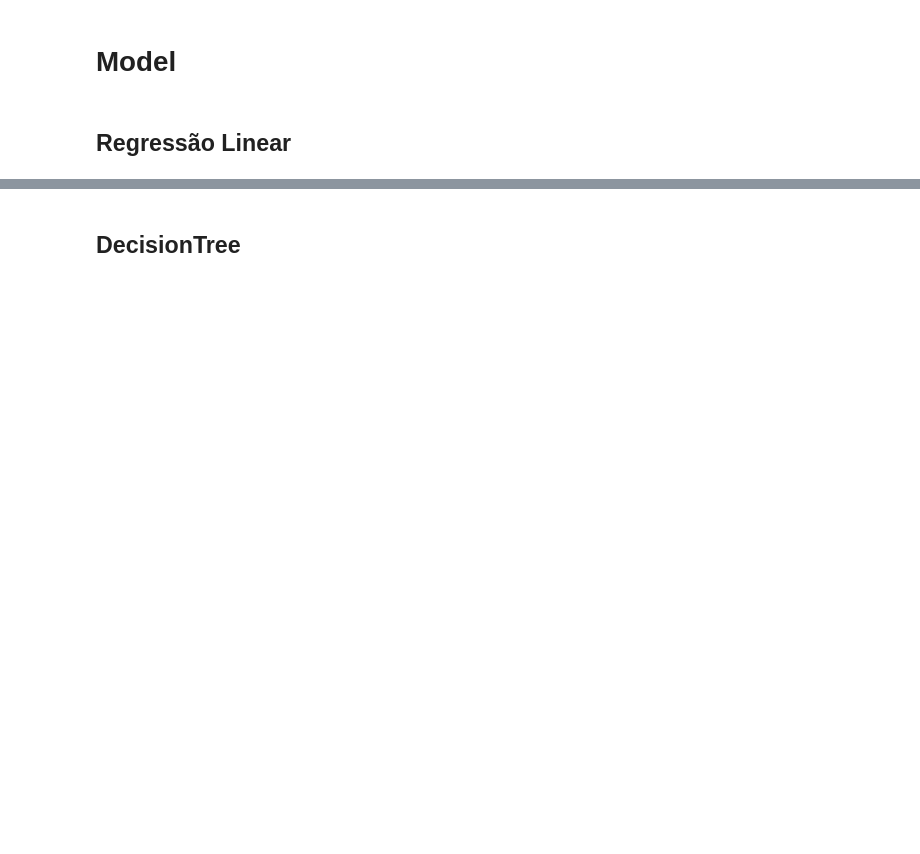
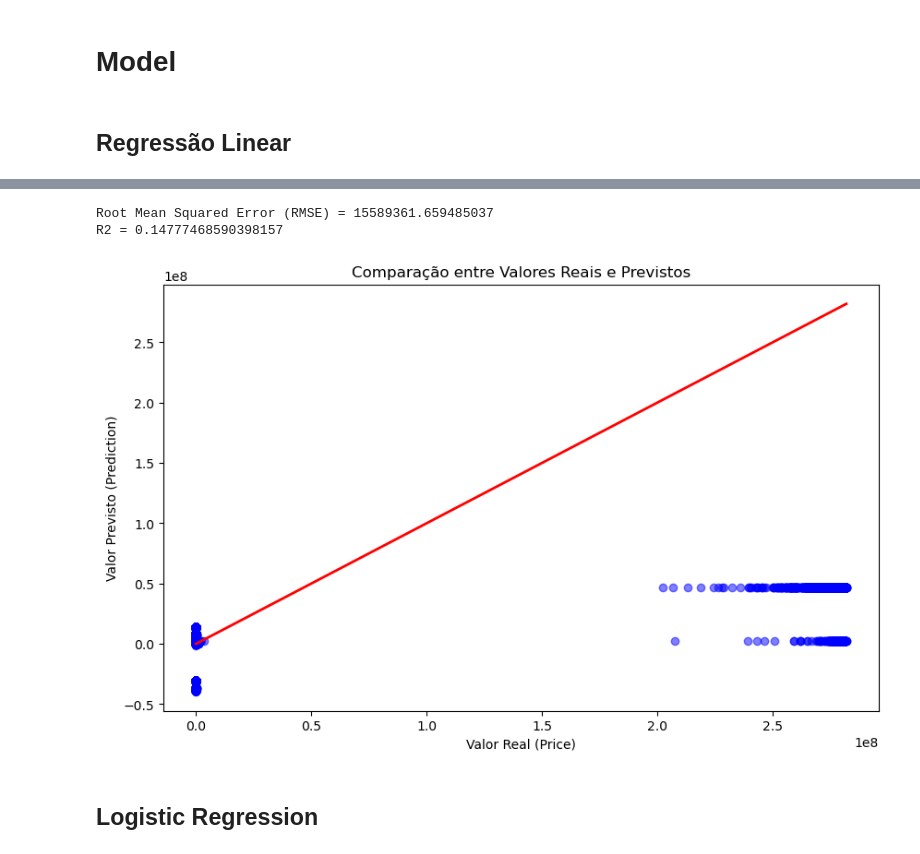
Before and after one commit to rageagainst10/AC2-BigData, a Jupyter notebook: Untitled.ipynb, the cells around one changed output, grey strips where cells are left out. Cells and saved outputs as stored; diff of their text form; code cells hidden in the pictures; blank space fills up the shorter version.

```diff
--- a/Untitled.ipynb
+++ b/Untitled.ipynb
@@ -606,7 +460,7 @@ Tipo: boolean, Quantidade: 6
 ## Removendo colunas que não agregao valor à variável alvo price (preço). ##
 # %%
 # Consulta de colunas que nao agregam valor á classe alvo price
-colunaInuteis = ['trimId','Vin','DealerZip','Description','sp_name','City','DaysOnMarket','trim_name','seller_rating']
+colunaInuteis = ['trimId','Vin','DealerZip','Description','sp_name','City','DaysOnMarket','trim_name','seller_rating','CityFuelEconomy']
 dataframe.select(*colunaInuteis).show()
 # %% [output]
 +------+-----------------+---------+--------------------+-------------------+--------+------------+--------------------+-------------+
@@ -2531,0 +2499,9 @@ grouped_df.orderBy(col("count").desc()).show(20, truncate=False)
+# %%
+# Usar o VectorAssembler para combinar as colunas escolhidas em uma nova coluna 'features'
+assembler = VectorAssembler(inputCols=input_columns, outputCol="features")
+
+# Aplicar o assembler ao dataframe
+data_with_features = assembler.transform(dataframe)
+
+# Mostrar os dados transformados
+data_with_features.select("features", "price").show(5)
@@ -2531,0 +2519,7 @@ grouped_df.orderBy(col("count").desc()).show(20, truncate=False)
+# %%
+# Dividir os dados em 70% para treino e 30% para teste
+train_df, test_df = data_with_features.randomSplit([0.7, 0.3], seed=1234)
+
+# Verificar o número de registros em cada conjunto
+print(f"Número de registros no conjunto de treino: {train_df.count()}")
+print(f"Número de registros no conjunto de teste: {test_df.count()}")
@@ -2534,4 +2531,14 @@ grouped_df.orderBy(col("count").desc()).show(20, truncate=False)
 # %% [markdown]
 ## Regressão Linear ##
 # %%
-# Regressão Linear, dados que apresentam uma relação linear entre as variáveis.
+# Criar o modelo de regressão linear
+lr = LinearRegression(featuresCol="features", labelCol="price")
+
+# Treinar o modelo com os dados de treino
+lr_model = lr.fit(train_df)
+
+# Fazer previsões com os dados de teste
+predictions = lr_model.transform(test_df)
+
+# Mostrar algumas previsões
+predictions.select("price", "prediction").show(5)
@@ -2538,2 +2556,36 @@ grouped_df.orderBy(col("count").desc()).show(20, truncate=False)
+# %%
+from pyspark.ml.evaluation import RegressionEvaluator
+
+# Criar o avaliador de regressão
+evaluator = RegressionEvaluator(labelCol="price", predictionCol="prediction", metricName="rmse")
+
+# Calcular o RMSE
+rmse = evaluator.evaluate(predictions)
+print(f"Root Mean Squared Error (RMSE) = {rmse}")
+
+# Avaliar o R2 (coeficiente de determinação)
+evaluator.setMetricName("r2")
+r2 = evaluator.evaluate(predictions)
+print(f"R2 = {r2}")
+# %% [output]
+Root Mean Squared Error (RMSE) = 15589361.659485037
+R2 = 0.14777468590398157
+# %%
+import matplotlib.pyplot as plt
+
+# Coletar as previsões e valores reais
+predicted_values = predictions.select("price", "prediction").toPandas()
+
+# Criar o gráfico de dispersão
+plt.figure(figsize=(10, 6))
+plt.scatter(predicted_values["price"], predicted_values["prediction"], color='blue', alpha=0.5)
+plt.plot([min(predicted_values["price"]), max(predicted_values["price"])],
+         [min(predicted_values["price"]), max(predicted_values["price"])], color='red', linewidth=2)
+plt.xlabel("Valor Real (Price)")
+plt.ylabel("Valor Previsto (Prediction)")
+plt.title("Comparação entre Valores Reais e Previstos")
+plt.show()
+# %% [output]
+[figure, added]
 # %% [markdown]
-## DecisionTree ##
+## Logistic Regression ##
```
Also changed, not shown: parts of 32 cells of this notebook.
